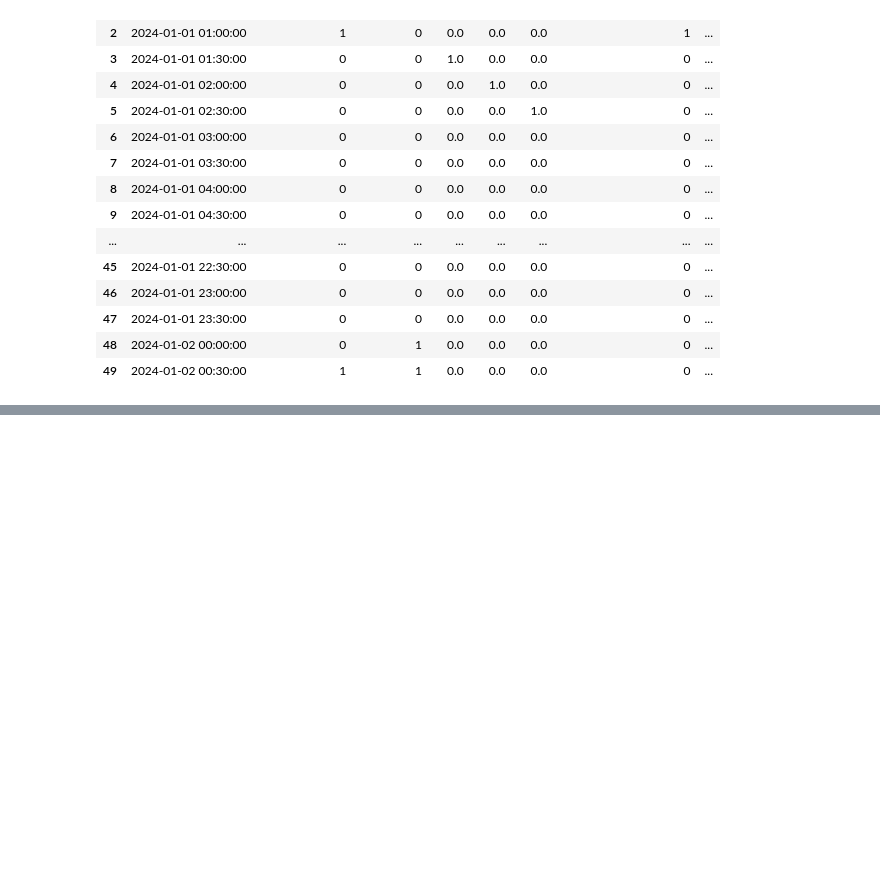
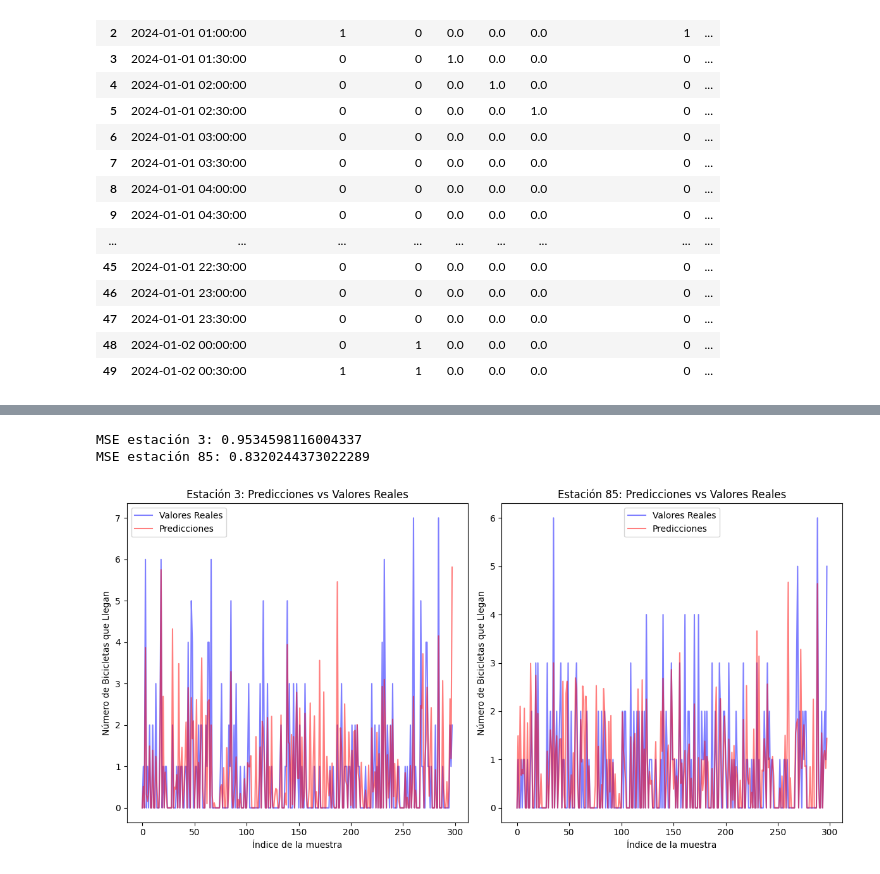
Before and after one commit to frangiavarini/Machine_Learning, a Jupyter notebook: notebooks/processing.ipynb, the cells around one changed output, grey strips where cells are left out. Drawn from its saved outputs; the diff is of its cells as text; code cells hidden in the pictures; blank space fills up the shorter version.

```diff
--- a/notebooks/processing.ipynb
+++ b/notebooks/processing.ipynb
@@ -170,0 +324,63 @@ MSE: 1.0076240955211795, R2: 0.2211996050457561
+# %%
+import pandas as pd
+from sklearn.model_selection import train_test_split
+from sklearn.ensemble import RandomForestRegressor
+from sklearn.metrics import mean_squared_error
+
+# Cargar dataset
+df = pd.read_csv('../data/processed/recorridos/llegadas_estaciones_3_85_enero_30min.csv', parse_dates=["ventana_30min"])
+
+# Seleccionar features y targets
+features = [
+    'dia_semana', 'lag_1', 'lag_2', 'lag_3',
+    'llegan_genero_femenino', 'llegan_genero_masculino', 'llegan_genero_otro'
+]
+
+target_est3 = 'llegan_estacion_3'
+target_est85 = 'llegan_estacion_85'
+
+X = df[features]
+y_est3 = df[target_est3]
+y_est85 = df[target_est85]
+
+# Dividir en entrenamiento y prueba
+X_train, X_test, y3_train, y3_test = train_test_split(X, y_est3, test_size=0.2, random_state=42)
+_, _, y85_train, y85_test = train_test_split(X, y_est85, test_size=0.2, random_state=42)
+
+# Modelo para estación 3
+model_est3 = RandomForestRegressor(n_estimators=100, random_state=42)
+model_est3.fit(X_train, y3_train)
+preds_est3 = model_est3.predict(X_test)
+
+# Modelo para estación 85
+model_est85 = RandomForestRegressor(n_estimators=100, random_state=42)
+model_est85.fit(X_train, y85_train)
+preds_est85 = model_est85.predict(X_test)
+
+# Evaluación
+print("MSE estación 3:", mean_squared_error(y3_test, preds_est3))
+print("MSE estación 85:", mean_squared_error(y85_test, preds_est85))
+
+#graficar las predicciones vs los valores reales para la estación 3
+import matplotlib.pyplot as plt
+plt.figure(figsize=(12, 6))
+plt.subplot(1, 2, 1)
+plt.plot(y3_test.values, label='Valores Reales', color='blue', alpha=0.5)
+plt.plot(preds_est3, label='Predicciones', color='red', alpha=0.5)
+plt.title('Estación 3: Predicciones vs Valores Reales')
+plt.xlabel('Índice de la muestra')
+plt.ylabel('Número de Bicicletas que Llegan')
+plt.legend()
+plt.subplot(1, 2, 2)
+plt.plot(y85_test.values, label='Valores Reales', color='blue', alpha=0.5)
+plt.plot(preds_est85, label='Predicciones', color='red', alpha=0.5)
+plt.title('Estación 85: Predicciones vs Valores Reales')
+plt.xlabel('Índice de la muestra')
+plt.ylabel('Número de Bicicletas que Llegan')
+plt.legend()
+plt.tight_layout()
+plt.show()
+# %% [output]
+MSE estación 3: 0.9534598116004337
+MSE estación 85: 0.8320244373022289
+[figure, added]
```
Also changed, not shown: parts of 5 cells of this notebook.
